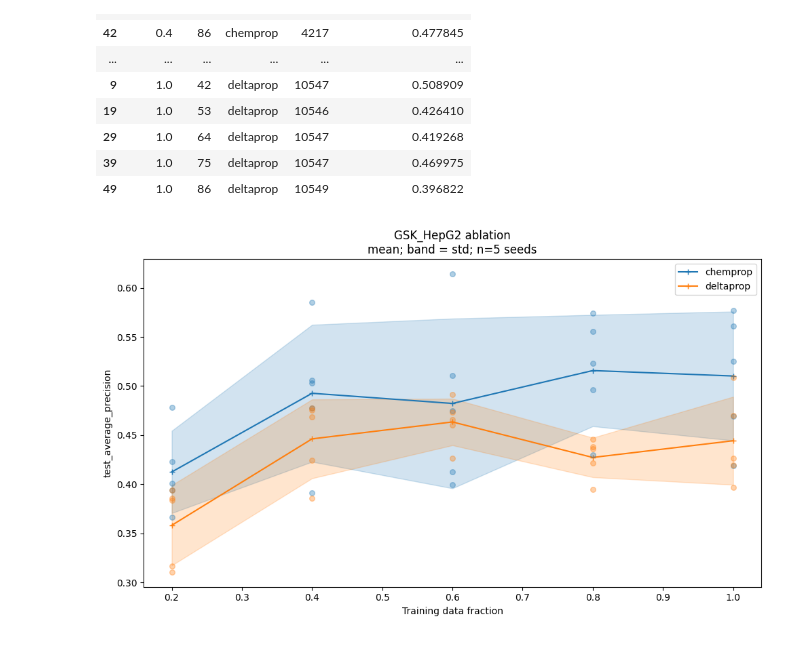
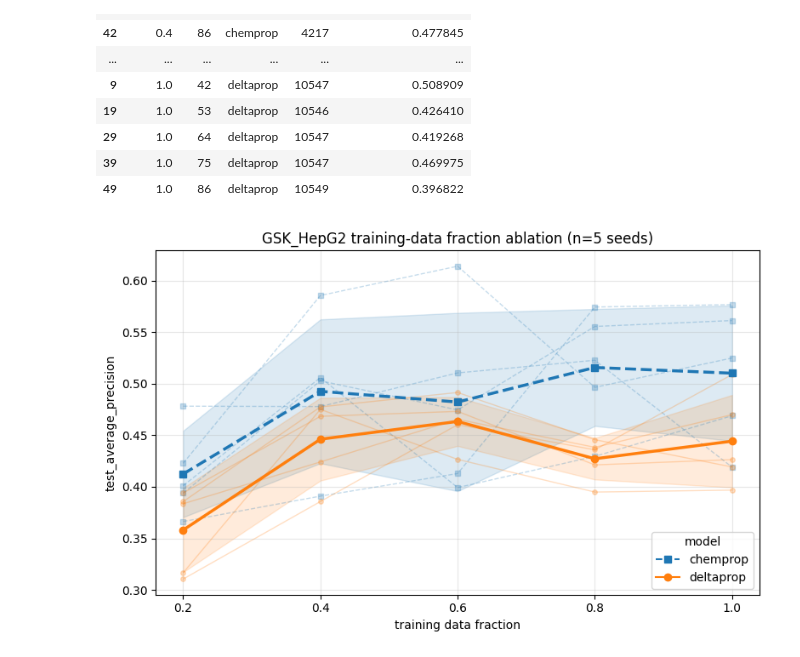
Before and after one commit to rahuldeve/delta, a Jupyter notebook: ablation/plot_gsk_hepg2_dataset_ablation.ipynb, the cells around one changed output. Drawn from its saved outputs; the diff is of its cells as text; code cells hidden in the pictures.

```diff
--- a/ablation/plot_gsk_hepg2_dataset_ablation.ipynb
+++ b/ablation/plot_gsk_hepg2_dataset_ablation.ipynb
@@ -52,52 +54,86 @@ df
 | 39 | 1.0 | 75 | deltaprop | 10547 | 0.469975 |
 | 49 | 1.0 | 86 | deltaprop | 10549 | 0.396822 |
 # %%
-fig, ax = plt.subplots(figsize=(10, 6))
+from matplotlib.lines import Line2D
 
+# Both models on one axis, each with a single color + glyph + line dash (chemprop = blue,
+# dashed, square; deltaprop = orange, solid, circle). Seeds are not color-coded: a light
+# line per (model, seed) in the model's color connects that seed's points, and the
+# across-seed mean is a bold line with a matching-color +/- std band.
+models = sorted(df["model"].unique())
+xticks = sorted(df["fraction"].dropna().unique())
 n_seeds = df["seed"].nunique()
 
-# Aggregate across seeds: mean as a line, mean ± std as a shaded band, one per model.
-# Raw per-seed points are overlaid so the spread stays visible.
-for model, g in df.groupby("model"):
+# Color + glyph + dash per model; fall back to a cycle for any unexpected model name.
+preferred = {
+    "chemprop": dict(color="tab:blue", marker="s", linestyle="--"),
+    "deltaprop": dict(color="tab:orange", marker="o", linestyle="-"),
+}
+fallback = [
+    dict(color="tab:green", marker="^", linestyle=":"),
+    dict(color="tab:red", marker="D", linestyle="-."),
+]
+model_style = {}
+for i, m in enumerate(models):
+    model_style[m] = preferred.get(m, fallback[i % len(fallback)])
+
+fig, ax = plt.subplots(figsize=(8, 5))
+
+for model in models:
+    style = model_style[model]
+    g = df[df["model"] == model]
+
+    # Per-seed traces: connect each seed's points across the sweep, light alpha.
+    for seed, sg in g.groupby("seed"):
+        sg = sg.sort_values("fraction")
+        ax.plot(
+            sg["fraction"],
+            sg[METRIC],
+            markersize=4,
+            linewidth=1,
+            alpha=0.25,
+            zorder=2,
+            **style,
+        )
+
+    # Across-seed mean + std band on top, same color as the model.
     agg = (
         g.groupby("fraction")[METRIC]
-        .agg(
-            mean="mean",
-            std="std",
-        )
+        .agg(mean="mean", std="std")
         .reset_index()
         .sort_values("fraction")
     )
-    (line,) = ax.plot(
+    ax.plot(
         agg["fraction"],
         agg["mean"],
-        marker="+",
-        label=model,
+        linewidth=2.5,
+        markersize=6,
+        zorder=5,
+        **style,
     )
-    color = line.get_color()
     ax.fill_between(
         agg["fraction"],
         agg["mean"] - agg["std"],
         agg["mean"] + agg["std"],
-        color=color,
-        alpha=0.2,
-    )
-    # Raw per-seed points, so the spread (and any single strong seed) stays visible.
-    ax.scatter(
-        g["fraction"],
-        g[METRIC],
-        color=color,
-        s=30,
-        alpha=0.35,
-        zorder=3,
+        color=style["color"],
+        alpha=0.15,
+        zorder=1,
     )
 
-ax.set_xlabel("Training data fraction")
+ax.set_xticks(xticks)
+ax.set_xlabel("training data fraction")
 ax.set_ylabel(METRIC)
-ax.set_title(f"GSK_HepG2 ablation\nmean; band = std; n={n_seeds} seeds")
-ax.legend()
+ax.set_title(
+    f"GSK_HepG2 training-data fraction ablation (n={n_seeds} seeds)"
+)
+ax.grid(True, alpha=0.3)
+
+# Single legend keyed on the model (color + glyph + dash).
+model_handles = [Line2D([0], [0], label=m, **model_style[m]) for m in models]
+ax.legend(handles=model_handles, title="model", loc="lower right")
+
 fig.tight_layout()
-# fig.savefig("gsk_hepg2_ablation.png", dpi=150)
+# fig.savefig("gsk_hepg2_ablation.png", dpi=150, bbox_inches="tight")
 plt.show()
 # %% [output]
-[figure, old version]
+[figure, new version]
```
Also changed, not shown: parts of 3 cells of this notebook, 2 other files.
